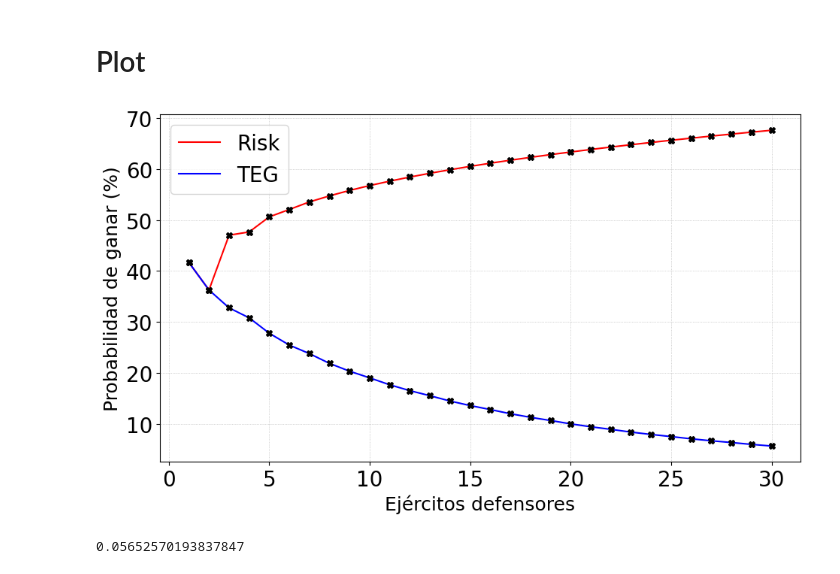
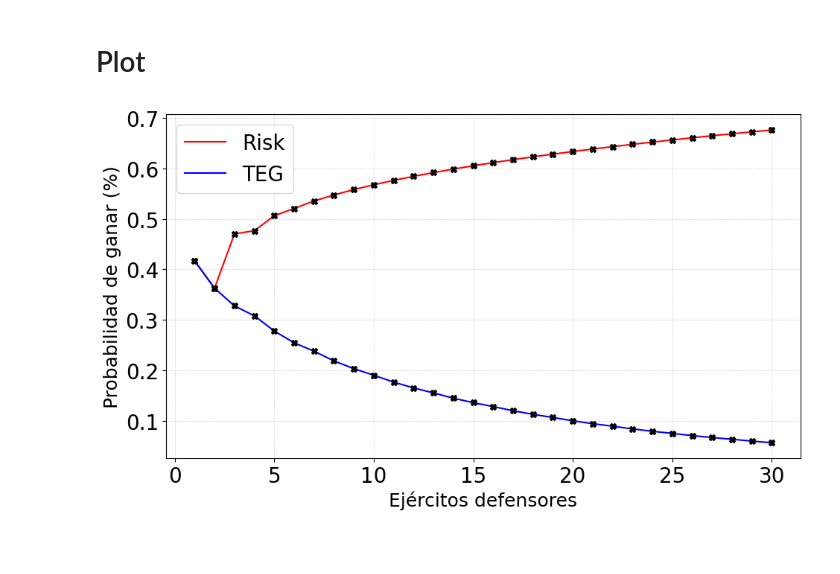
Before and after one commit to julianszere/TEG, a Jupyter notebook: TEG.ipynb, the cells around one changed output. Cells and saved outputs as stored; diff of their text form; code cells hidden in the pictures; blank space fills up the shorter version.

```diff
--- a/TEG.ipynb
+++ b/TEG.ipynb
@@ -289,5 +242,0 @@ def calculateWiningProbability(armies_attacker, armies_defender):
-# %%
-def getWinningProbability(armies_attacker, armies_defender):
-    transient_states, _ = getStates(armies_attacker, armies_defender)
-    i = transient_states.index((armies_attacker, armies_defender))
-    return S[i][:armies_attacker].sum()
@@ -298,7 +242,0 @@ getWinningProbability(2,2)
-# %%
-def getMatrixP(armies_attacker, armies_defender):
-    P = np.zeros((armies_attacker, armies_defender))
-    for A in range(armies_attacker):
-        for D in range(armies_defender):
-            P[A, D] = calculateWiningProbability(A+1, D+1)
-    return P
@@ -340,19 +311,33 @@ P_risk = getMatrixP(armies_attacker, armies_defender) * 100
+# %%
+max_armies_attacker = 30
+max_armies_defender = 30
+
+teg = TEG(max_armies_attacker, max_armies_defender)
+risk = TEG(max_armies_attacker, max_armies_defender, 2)
+# %%
+P_teg = teg.getMatrixP()
+P_risk = risk.getMatrixP()
 # %%
 equal_armies_curve = np.diag(P_risk)
-plt.plot(range(1, len(equal_armies_curve) + 1), equal_armies_curve, color='red', label='Risk')
-plt.plot(range(1, len(equal_armies_curve) + 1), equal_armies_curve, 'X', color='black')
-equal_armies_curve = np.diag(P_teg)
-plt.plot(range(1, len(equal_armies_curve) + 1), equal_armies_curve, color='blue', label='TEG')
-plt.plot(range(1, len(equal_armies_curve) + 1), equal_armies_curve, 'X', color='black')
+armies_defender = np.arange(1, max_armies_defender + 1)
+
+plt.plot(armies_defender, np.diag(P_risk), color='red', label='Risk')
+plt.plot(armies_defender, np.diag(P_risk), 'X', color='black')
+
+plt.plot(armies_defender, np.diag(P_teg), color='blue', label='TEG')
+plt.plot(armies_defender, np.diag(P_teg), 'X', color='black')
+
+# for i in armies_defender:
+#     i = i-1
+#     if i % 10 == 0:
+#         plt.plot(armies_defender, P_teg[i, :], 'd', color='blue')
+#         plt.plot(armies_defender, P_teg[i, :], color='blue')
+#         plt.plot(armies_defender, P_risk[i, :], 'd', color='red')
+#         plt.plot(armies_defender, P_risk[i, :], color='red')
 
 plt.xlabel('Ejércitos defensores')
 plt.ylabel('Probabilidad de ganar (%)')
 plt.legend()
 plt.show()
 # %% [output]
-[figure, old version]
+[figure, new version]
-# %%
-defender_max_armies = 3
-calculateWiningProbability(30, 30)
-# %% [output]
-0.05652570193837847
```
Also changed, not shown: parts of 12 cells of this notebook, 1 other file.
